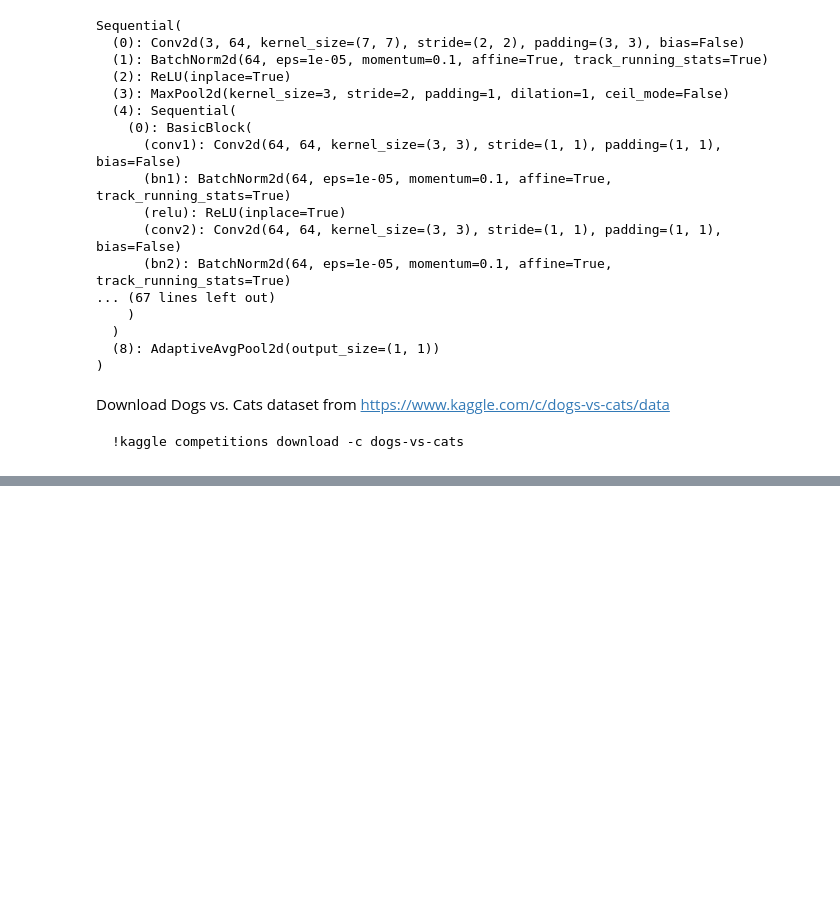
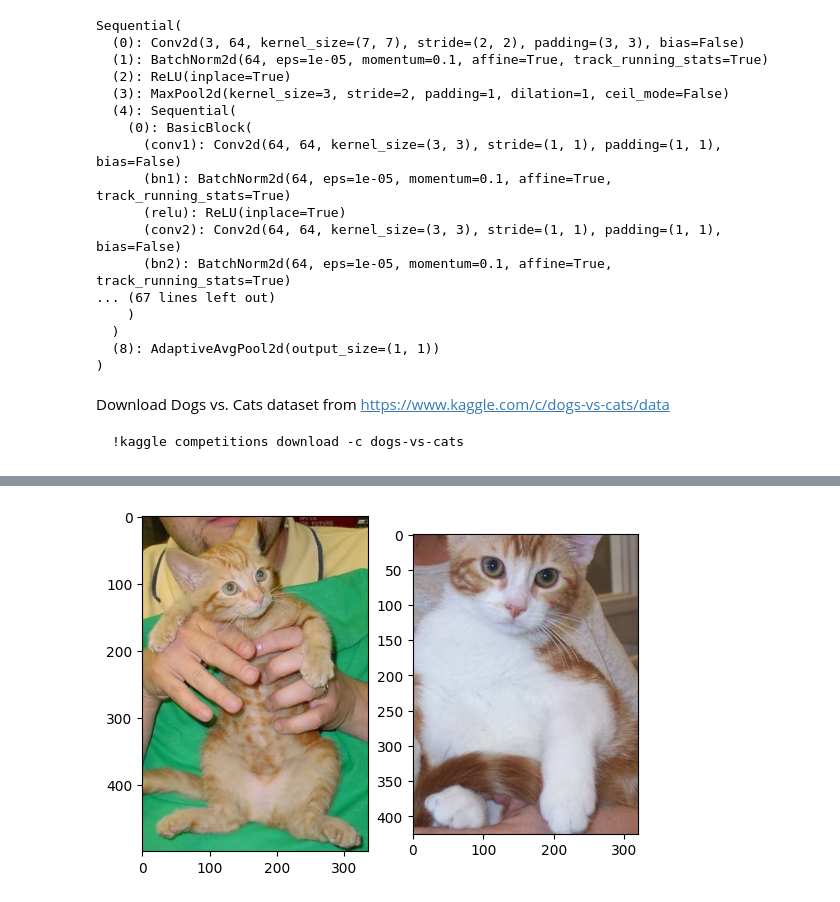
Before and after one commit to mehrshadshams/deeplearningnotebooks, a Jupyter notebook: 02-Vision/Vector_Search.ipynb, the cells around one changed output, grey strips where cells are left out. Cells and saved outputs as stored; diff of their text form; code cells hidden in the pictures; blank space fills up the shorter version.

Commit message:
Add similarity

```diff
--- a/02-Vision/Vector_Search.ipynb
+++ b/02-Vision/Vector_Search.ipynb
@@ -96,5 +92,0 @@ emb = get_embedding(img_path)
-# %%
-embedding_scope = {}
-for img_path, emb in all_embeddings.items():
-    sim = cosine_similarity(emb, e)
-    embedding_scope[img_path] = sim
@@ -122,0 +93,16 @@ temp
+# %%
+def compute_similarity_matrix(target_embedding, all_embeddings):
+  similarity_matrix = []
+  for img_path, embedding in all_embeddings.items():
+    similarity = torch.cosine_similarity(target_embedding, embedding)
+    similarity_matrix.append((img_path, similarity.item()))
+
+  similarity_matrix = sorted(similarity_matrix, key=lambda x: x[1], reverse=True)
+  return similarity_matrix
+# %%
+def draw_images(img1, img2):
+    f, axarr = plt.subplots(1,2)
+    axarr[0].imshow(img1)
+    axarr[1].imshow(img2)
+# %%
+similarity_matrix = compute_similarity_matrix(target_embedding, all_embeddings)
@@ -122,0 +132,5 @@ temp
+# %%
+best_match = Image.open(similarity_matrix[0][0])
+draw_images(img, best_match)
+# %% [output]
+[figure, added]
```
Also changed, not shown: parts of 17 cells of this notebook, 2 other files.
